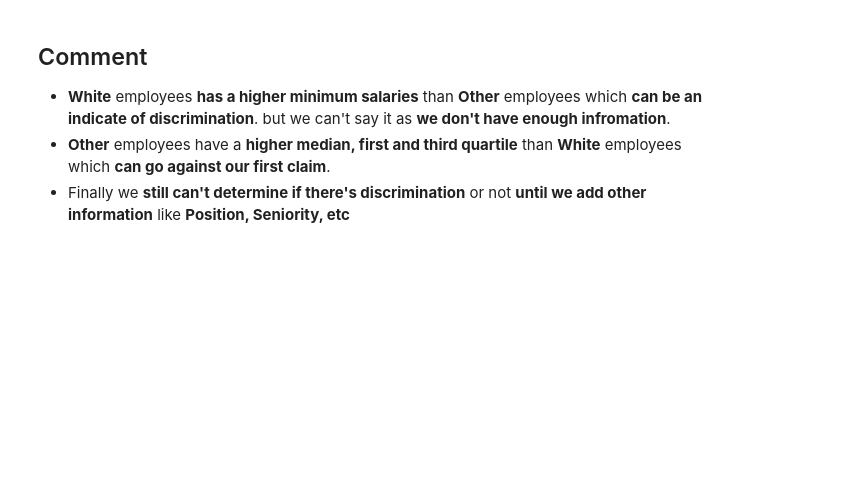
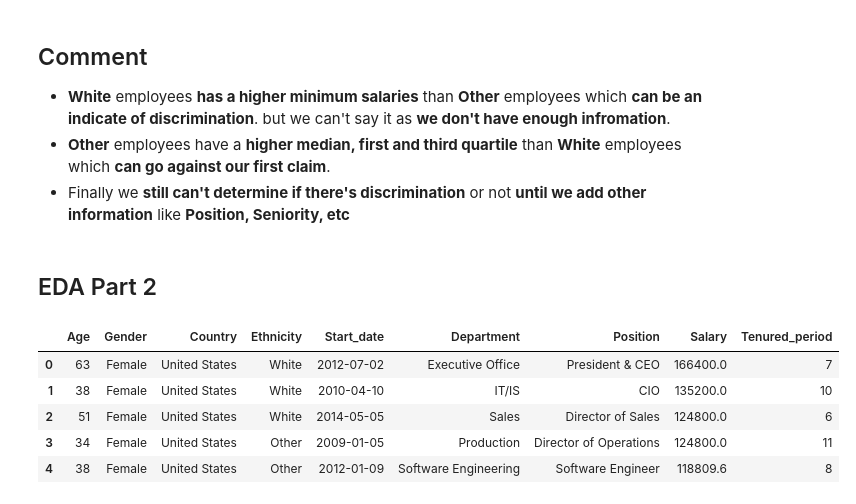
Before and after one commit to moaaztaha/Spark-Fortress-Discrimination, a Jupyter notebook: Spark Fortress.ipynb, the cells around one changed output. Saved outputs shown, nothing was run; the diff lists cells and outputs as text; code cells hidden in the pictures; blank space fills up the shorter version.

Commit message:
EDA starting part 2

```diff
--- a/Spark Fortress.ipynb
+++ b/Spark Fortress.ipynb
@@ -134,3 +138,16 @@ fig.show()
 - **White** employees **has a higher minimum salaries** than **Other** employees which **can be an indicate of discrimination**. but we can't say it as **we don't have enough infromation**.
 - **Other** employees have a **higher median, first and third quartile** than **White** employees which **can go against our first claim**.
 - Finally we **still can't determine if there's discrimination** or not **until we add other information** like **Position, Seniority, etc**
+# %% [markdown]
+## EDA Part 2
+# %%
+# adding tenured period to dataframe
+df['Tenured_period'] = df.Start_date.apply(lambda x: (pd.to_datetime('today') - x).days // 365)
+df.head()
+# %% [output]
+|  | Age | Gender | Country | Ethnicity | Start_date | Department | Position | Salary | Tenured_period |
+| 0 | 63 | Female | United States | White | 2012-07-02 | Executive Office | President & CEO | 166400.0 | 7 |
+| 1 | 38 | Female | United States | White | 2010-04-10 | IT/IS | CIO | 135200.0 | 10 |
+| 2 | 51 | Female | United States | White | 2014-05-05 | Sales | Director of Sales | 124800.0 | 6 |
+| 3 | 34 | Female | United States | Other | 2009-01-05 | Production | Director of Operations | 124800.0 | 11 |
+| 4 | 38 | Female | United States | Other | 2012-01-09 | Software Engineering | Software Engineer | 118809.6 | 8 |
```
Also changed, not shown: parts of 4 cells of this notebook.
